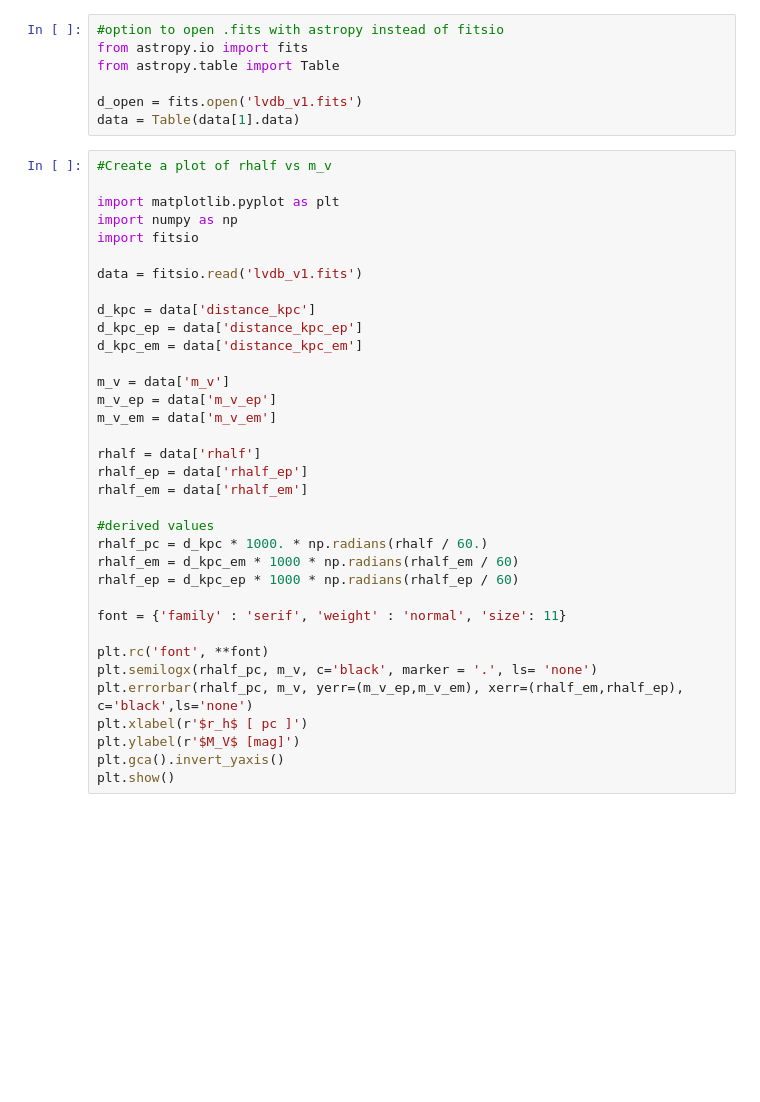
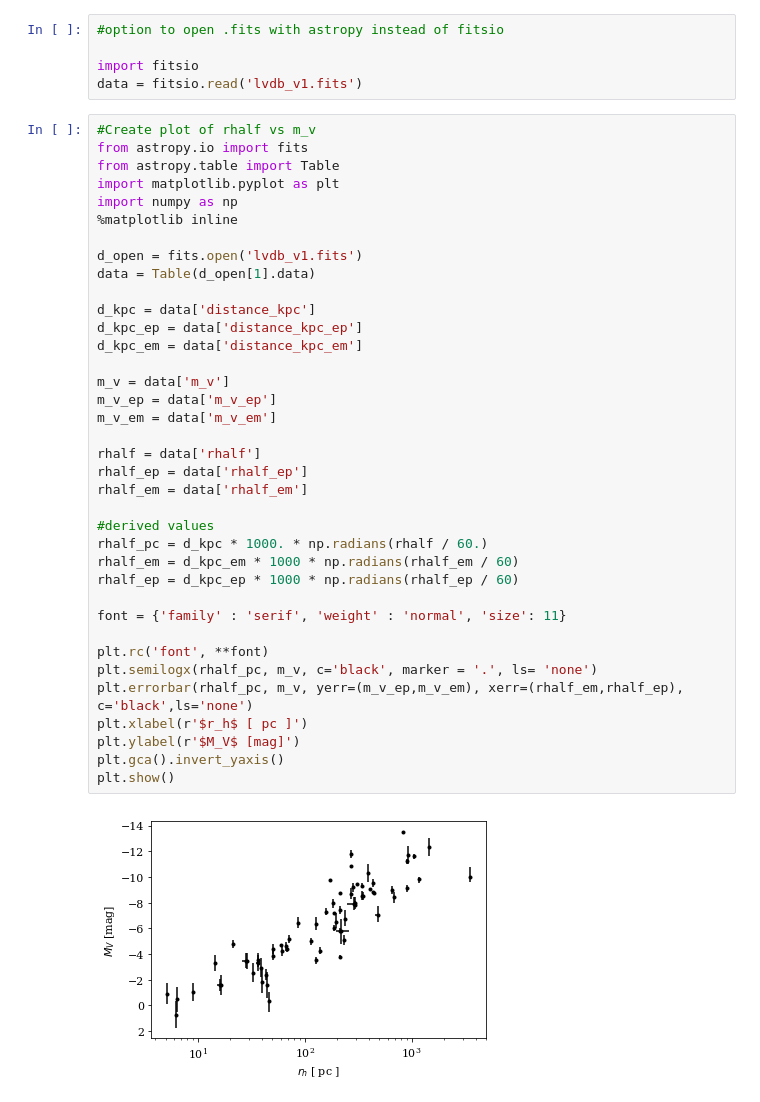
Before and after one commit to kadrlica/local-volume-db, a Jupyter notebook: examples/LVDB_plots_v1.ipynb, the cells around one changed output. Drawn from its saved outputs; the diff is of its cells as text; blank space fills up the shorter version.

```diff
--- a/examples/LVDB_plots_v1.ipynb
+++ b/examples/LVDB_plots_v1.ipynb
@@ -1,44 +1,46 @@
 # %%
 #option to open .fits with astropy instead of fitsio
-from astropy.io import fits
-from astropy.table import Table
 
-d_open = fits.open('lvdb_v1.fits')
-data = Table(data[1].data)
+import fitsio
+data = fitsio.read('lvdb_v1.fits')
 # %%
-#Create a plot of rhalf vs m_v
-
+#Create plot of rhalf vs m_v
+from astropy.io import fits
+from astropy.table import Table
 import matplotlib.pyplot as plt
 import numpy as np
-import fitsio
+%matplotlib inline
 
-data = fitsio.read('lvdb_v1.fits')
+d_open = fits.open('lvdb_v1.fits')
+data = Table(d_open[1].data)
 
 d_kpc = data['distance_kpc']
 d_kpc_ep = data['distance_kpc_ep']
 d_kpc_em = data['distance_kpc_em']
 
 m_v = data['m_v']
 m_v_ep = data['m_v_ep']
 m_v_em = data['m_v_em']
 
 rhalf = data['rhalf']
 rhalf_ep = data['rhalf_ep']
 rhalf_em = data['rhalf_em']
 
 #derived values
 rhalf_pc = d_kpc * 1000. * np.radians(rhalf / 60.)
 rhalf_em = d_kpc_em * 1000 * np.radians(rhalf_em / 60)
 rhalf_ep = d_kpc_ep * 1000 * np.radians(rhalf_ep / 60)
 
 font = {'family' : 'serif', 'weight' : 'normal', 'size': 11}
 
 plt.rc('font', **font)
 plt.semilogx(rhalf_pc, m_v, c='black', marker = '.', ls= 'none')
 plt.errorbar(rhalf_pc, m_v, yerr=(m_v_ep,m_v_em), xerr=(rhalf_em,rhalf_ep), c='black',ls='none')
 plt.xlabel(r'$r_h$ [ pc ]')
 plt.ylabel(r'$M_V$ [mag]')
 plt.gca().invert_yaxis()
 plt.show()
+# %% [output]
+[figure, added]
 # %%
 #Create a plot of m_v vs metallicity
```
Also changed, not shown: parts of 3 cells of this notebook.
